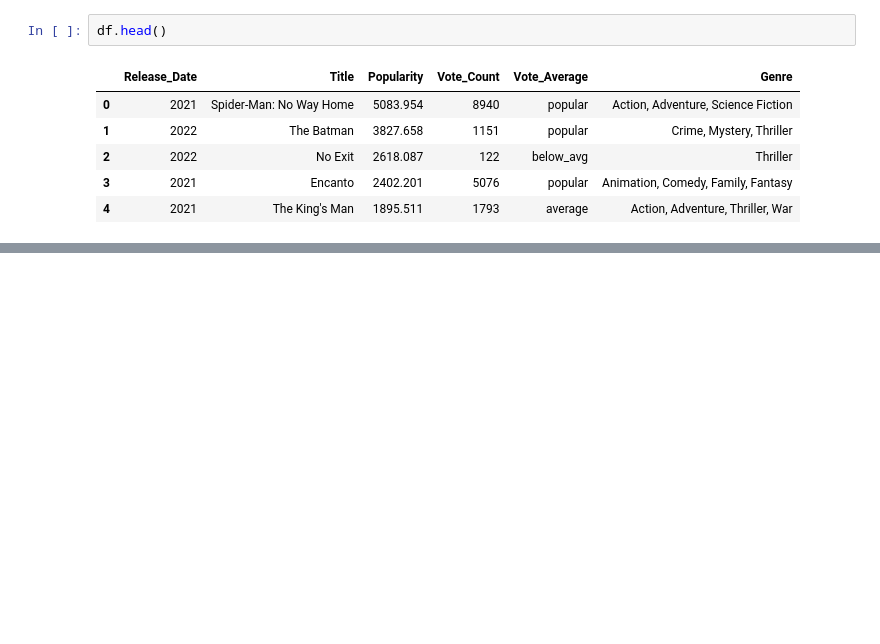
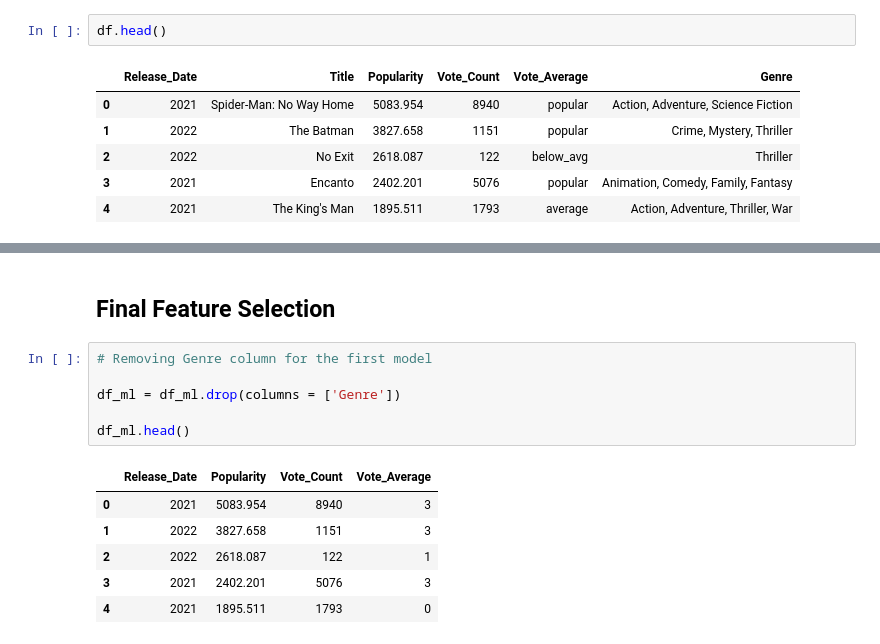
Before and after one commit to Deptator/data-science-projects, a Jupyter notebook: 01-Netflix-Data-Analysis/02-prediction-model.ipynb, the cells around one changed output, grey strips where cells are left out. Saved outputs shown, nothing was run; the diff lists cells and outputs as text; blank space fills up the shorter version.

```diff
--- a/01-Netflix-Data-Analysis/02-prediction-model.ipynb
+++ b/01-Netflix-Data-Analysis/02-prediction-model.ipynb
@@ -426,0 +270,15 @@ Seaborn: 0.13.2
+# %% [markdown]
+## Final Feature Selection
+# %%
+# Removing Genre column for the first model
+
+df_ml = df_ml.drop(columns = ['Genre'])
+
+df_ml.head()
+# %% [output]
+|  | Release_Date | Popularity | Vote_Count | Vote_Average |
+| 0 | 2021 | 5083.954 | 8940 | 3 |
+| 1 | 2022 | 3827.658 | 1151 | 3 |
+| 2 | 2022 | 2618.087 | 122 | 1 |
+| 3 | 2021 | 2402.201 | 5076 | 3 |
+| 4 | 2021 | 1895.511 | 1793 | 0 |
```
Also changed, not shown: parts of 45 cells of this notebook, 1 other file.
